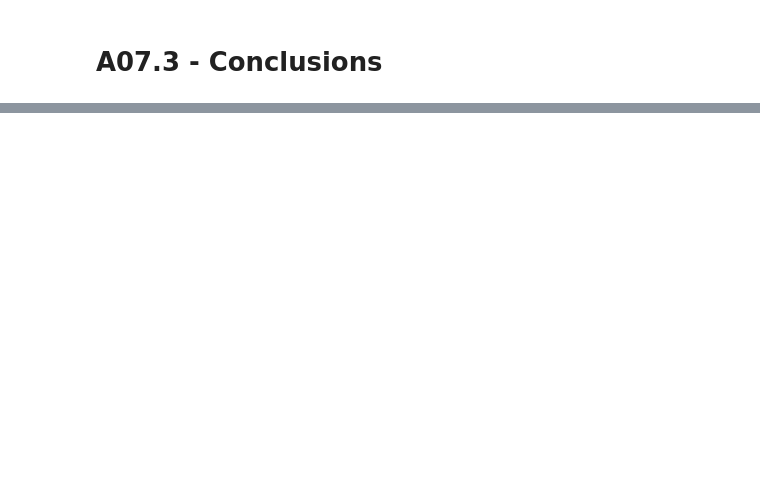
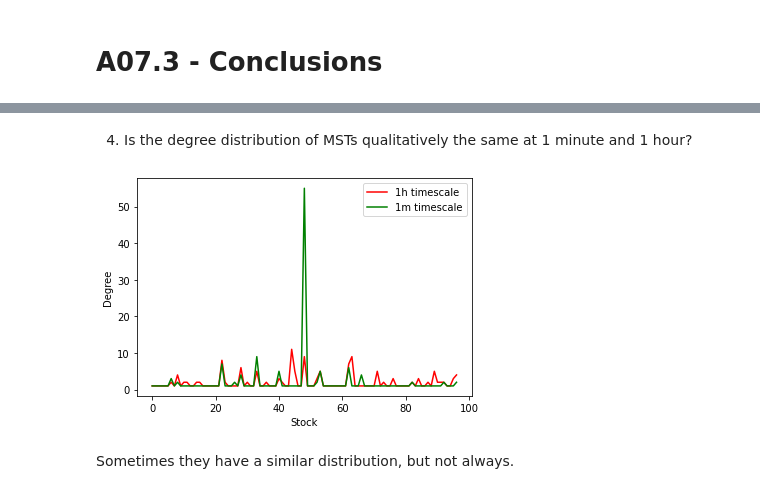
Before and after one commit to epura/NS, a Jupyter notebook: EX7/Pura_Eleonora_EX07.ipynb, the cells around one changed output, grey strips where cells are left out. Drawn from its saved outputs; the diff is of its cells as text; code cells hidden in the pictures; blank space fills up the shorter version.

```diff
--- a/EX7/Pura_Eleonora_EX07.ipynb
+++ b/EX7/Pura_Eleonora_EX07.ipynb
@@ -148,0 +224,28 @@ Answer the following questions (for both timescales):
+# %%
+mst_1h = get_mst(denoised_corr_1h, stocknames).degree()
+
+max_degree = []
+
+highest_degrees_1h = sorted(mst_1h, key=lambda x: x[1], reverse=True)[:5]
+
+print("The stocks with the highest degrees for the 1h timescale are:")
+for i in highest_degrees_1h:
+    stockname = stocknames[i[0]]
+    degree = i[1]
+    print("{}: {}".format(stockname, degree))
+
+
+
+print("\n")
+
+mst_1m = get_mst(denoised_corr_1m, stocknames).degree()
+
+max_degree = []
+
+highest_degrees_1m = sorted(mst_1m, key=lambda x: x[1], reverse=True)[:5]
+
+print("The stocks with the highest degrees for the 1m timescale are:")
+for i in highest_degrees_1m:
+    stockname = stocknames[i[0]]
+    degree = i[1]
+    print("{}: {}".format(stockname, degree))
@@ -148,0 +267,15 @@ Answer the following questions (for both timescales):
+# %% [markdown]
+4. Is the degree distribution of MSTs qualitatively the same at 1 minute and 1 hour?
+# %%
+x_axis = np.arange(0,97,1)
+
+plt.plot(x_axis, dict(mst_1h).values(), label="1h timescale", c='r')
+plt.plot(x_axis, dict(mst_1m).values(), label="1m timescale", c='g')
+plt.xlabel("Stock")
+plt.ylabel("Degree")
+plt.legend()
+plt.show()
+# %% [output]
+[figure, added]
+# %% [markdown]
+Sometimes they have a similar distribution, but not always.
```
Also changed, not shown: parts of 18 cells of this notebook.
